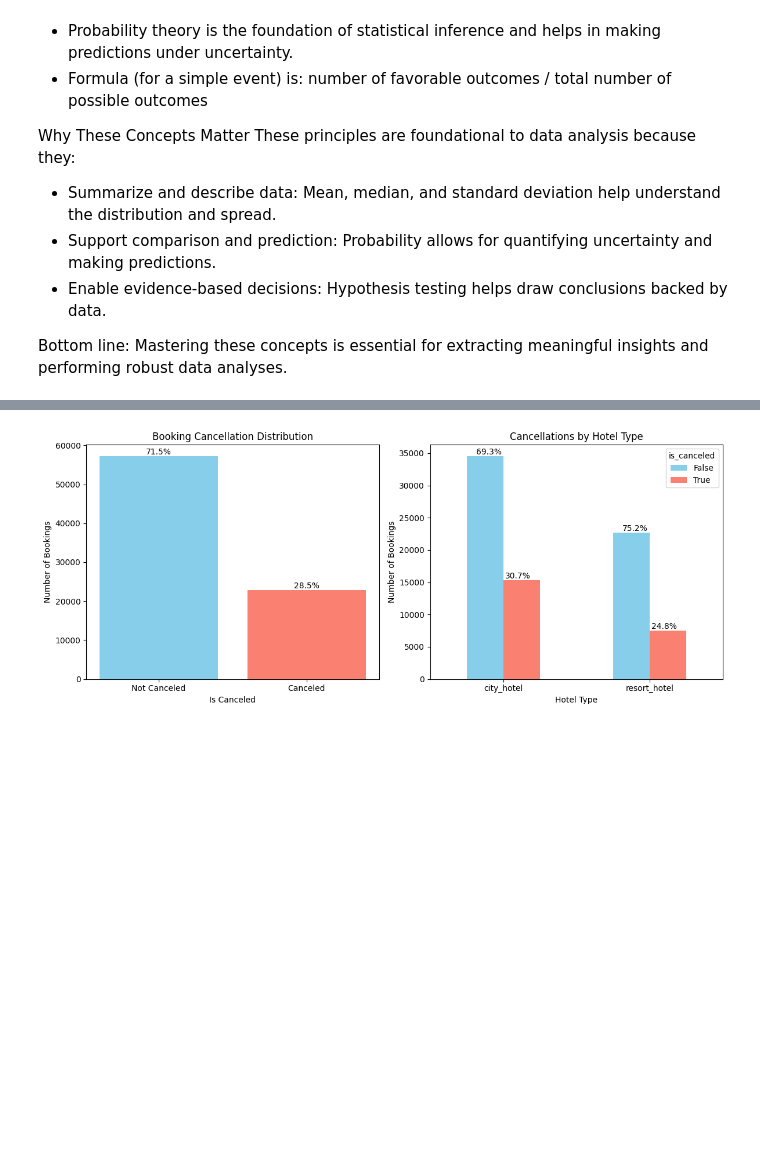
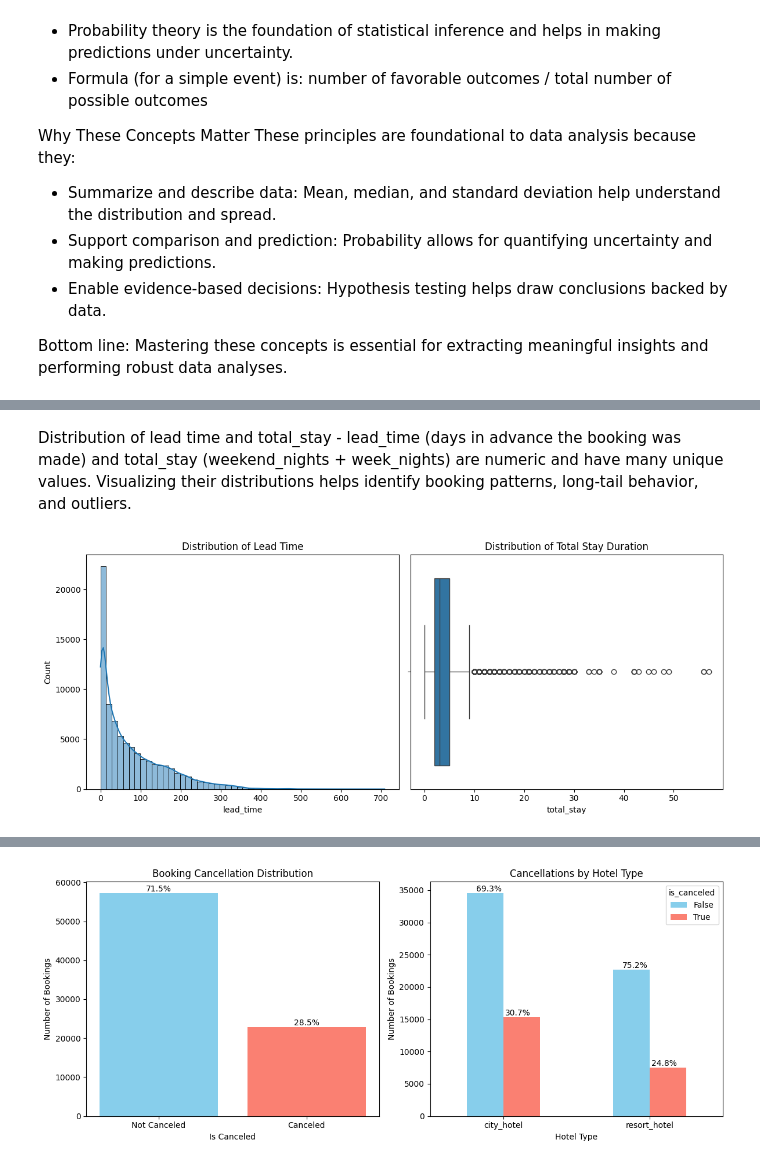
Before and after one commit to desi0302/CancelScope-Hotel-Booking-Analysis, a Jupyter notebook: jupyter_notebooks/eda.ipynb, the cells around one changed output, grey strips where cells are left out. Drawn from its saved outputs; the diff is of its cells as text; code cells hidden in the pictures; blank space fills up the shorter version.

```diff
--- a/jupyter_notebooks/eda.ipynb
+++ b/jupyter_notebooks/eda.ipynb
@@ -134,0 +207,17 @@ Exploratory data analysis
+# %% [markdown]
+Distribution of lead time and total_stay - lead_time (days in advance the booking was made) and total_stay (weekend_nights + week_nights) are numeric and have many unique values. Visualizing their distributions helps identify booking patterns, long-tail behavior, and outliers.
+# %%
+fig, axes = plt.subplots(1, 2, figsize=(12, 5))
+
+# Left: Lead Time Distribution
+sns.histplot(df['lead_time'], bins=50, kde=True, ax=axes[0])
+axes[0].set_title('Distribution of Lead Time')
+
+# Right: Total Stay Duration Boxplot
+sns.boxplot(x='total_stay', data=df, ax=axes[1])
+axes[1].set_title('Distribution of Total Stay Duration')
+
+plt.tight_layout()
+plt.show()
+# %% [output]
+[figure, added]
```
Also changed, not shown: parts of 42 cells of this notebook, 2 other files.
